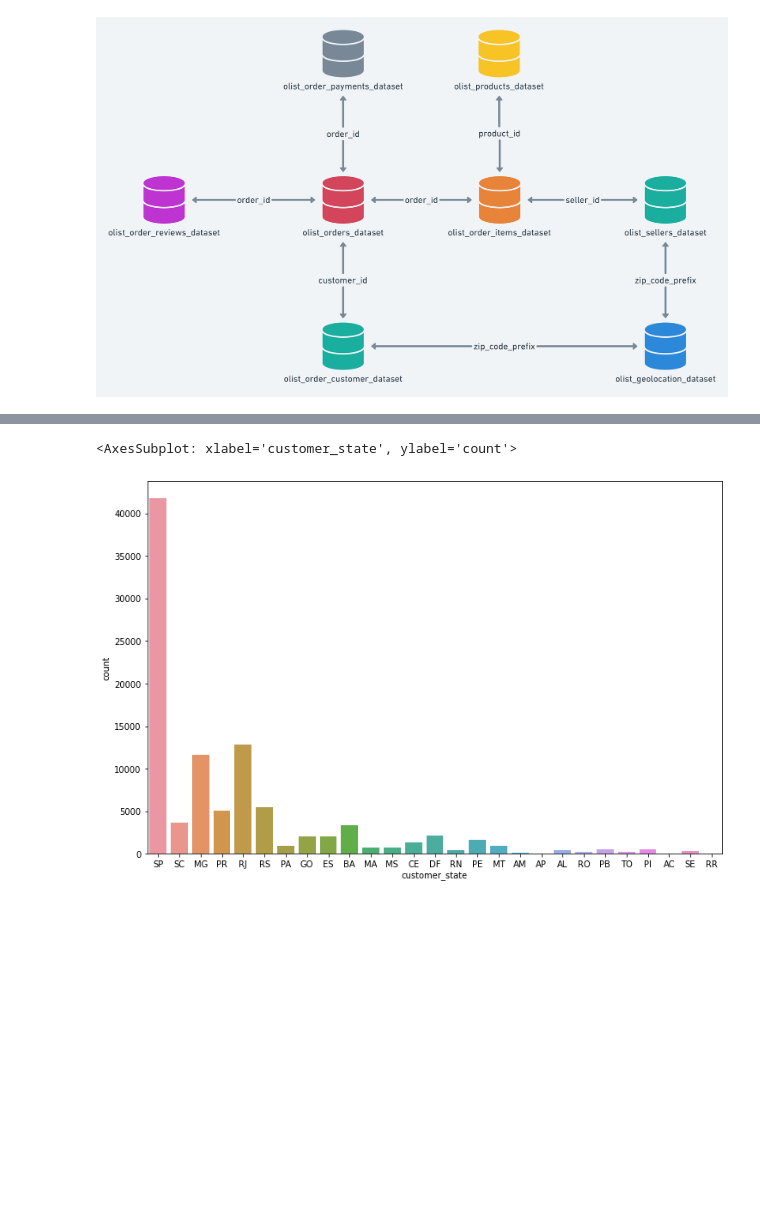
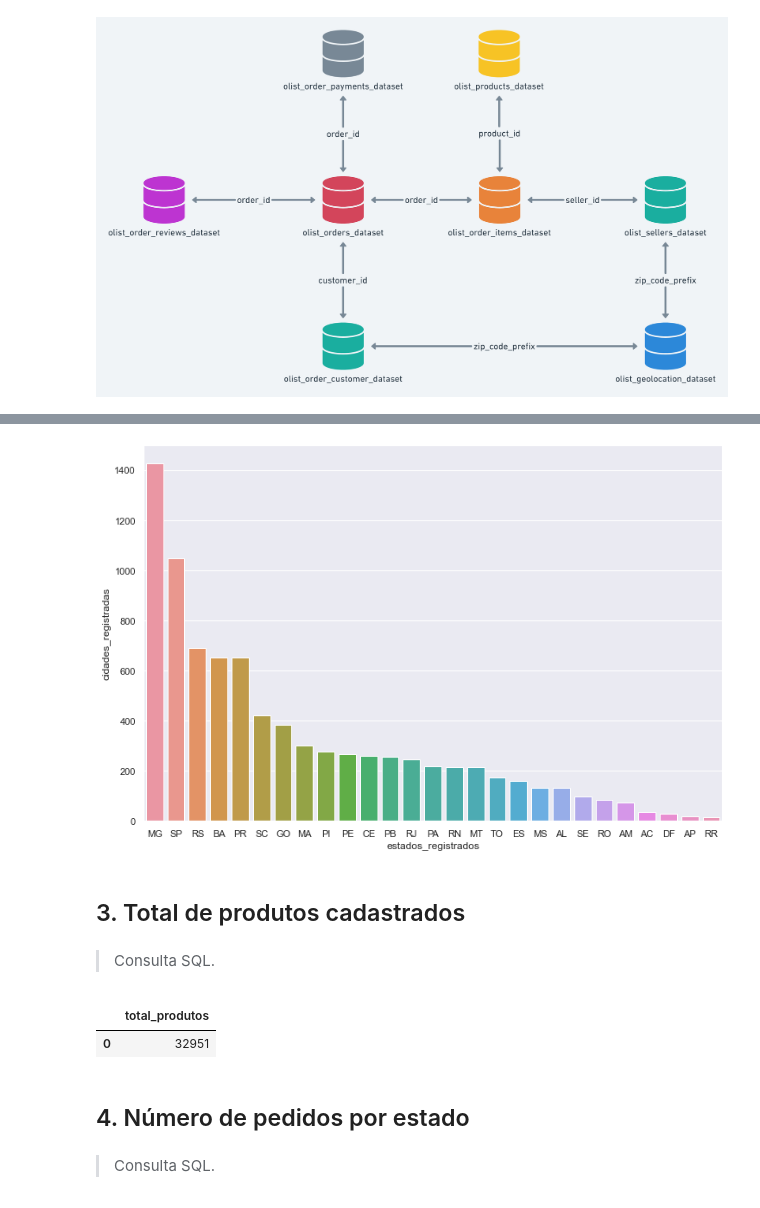
Before and after one commit to deborabmfreitas/projeto-sql, a Jupyter notebook: project.ipynb, the cells around one changed output, grey strips where cells are left out. Drawn from its saved outputs; the diff is of its cells as text; code cells hidden in the pictures; blank space fills up the shorter version.

```diff
--- a/project.ipynb
+++ b/project.ipynb
@@ -170,11 +172,12 @@ Image("img/MER.png")
 # %%
 query = """
 
-        SELECT *
-        FROM olist_customers;
+        SELECT COUNT(DISTINCT(geolocation_state)) AS estados_registrados
+
+        FROM olist_geolocation;
 
         """
 
-customers = pd.read_sql(query, con=conn)
-customers
+geolocation_state = pd.read_sql(query, con=conn)
+geolocation_state
 # %% [output]
@@ -203,0 +190,15 @@ array(['SP', 'SC', 'MG', 'PR', 'RJ', 'RS', 'PA', 'GO', 'ES', 'BA', 'MA',
+# %%
+query = """
+
+        SELECT COUNT(DISTINCT geolocation_city) AS cidades_registradas, geolocation_state AS estados_registrados
+
+        FROM olist_geolocation
+
+        GROUP BY geolocation_state
+
+        ORDER BY COUNT(DISTINCT geolocation_city) DESC;
+
+        """
+
+geolocation_city = pd.read_sql(query, con=conn)
+geolocation_city
@@ -204,6 +223,29 @@ array(['SP', 'SC', 'MG', 'PR', 'RJ', 'RS', 'PA', 'GO', 'ES', 'BA', 'MA',
 # %%
 fig = plt.figure(figsize=(12, 8))
-sns.countplot(data=customers, x='customer_state')
+sns.set(style="darkgrid")
+sns.barplot(x = 'estados_registrados', y = 'cidades_registradas', data=geolocation_city, errorbar='sd')
+plt.show()
 # %% [output]
-<AxesSubplot: xlabel='customer_state', ylabel='count'>
-[figure, old version]
+[figure, new version]
+# %% [markdown]
+## 3. Total de produtos cadastrados
+# %% [markdown]
+> Consulta SQL.
+# %%
+query = """
+
+        SELECT COUNT(DISTINCT(product_id)) AS total_produtos
+
+        FROM olist_products;
+
+        """
+
+products = pd.read_sql(query, con=conn)
+products
+# %% [output]
+|  | total_produtos |
+| 0 | 32951 |
+# %% [markdown]
+## 4. Número de pedidos por estado
+# %% [markdown]
+> Consulta SQL.
```
Also changed, not shown: parts of 27 cells of this notebook.
